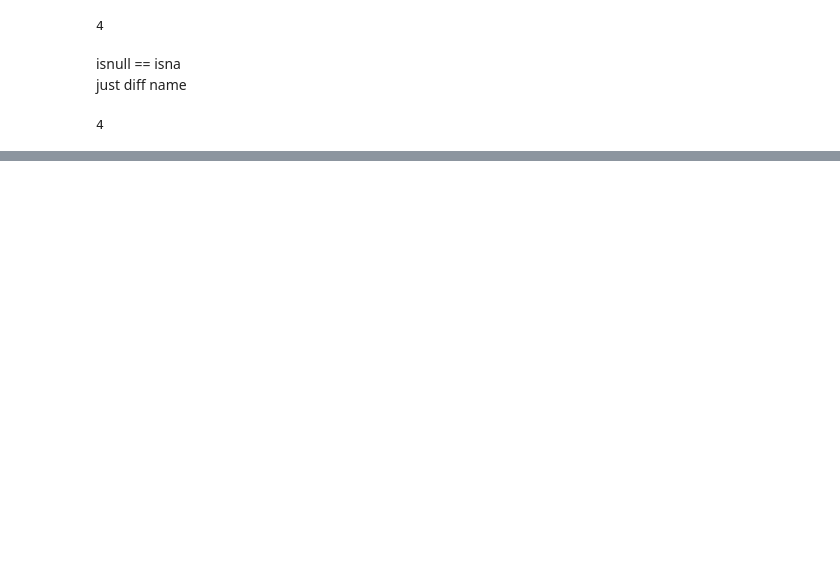
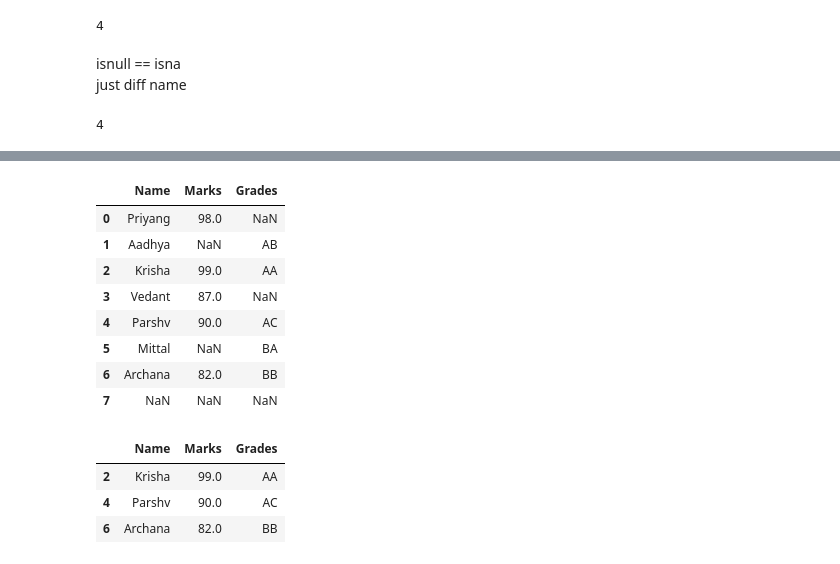
Before and after one commit to AseemGupta39/data_analytics_with_python, a Jupyter notebook: main.ipynb, the cells around one changed output, grey strips where cells are left out. Drawn from its saved outputs; the diff is of its cells as text; code cells hidden in the pictures; blank space fills up the shorter version.

Commit message:
na filter and deep default na dropna kar liya hai

```diff
--- a/main.ipynb
+++ b/main.ipynb
@@ -1514,0 +1655,22 @@ data_from_csv19.notnull()
+# %%
+data_from_csv26 = pd.read_csv('Datasets/DS/data_m.csv')
+data_from_csv26
+# %% [output]
+|  | Name | Marks | Grades |
+| 0 | Priyang | 98.0 | NaN |
+| 1 | Aadhya | NaN | AB |
+| 2 | Krisha | 99.0 | AA |
+| 3 | Vedant | 87.0 | NaN |
+| 4 | Parshv | 90.0 | AC |
+| 5 | Mittal | NaN | BA |
+| 6 | Archana | 82.0 | BB |
+| 7 | NaN | NaN | NaN |
+# %%
+data_from_csv26.dropna(axis=0,how='any')
+### or #### both are same
+data_from_csv26.dropna(axis='index',how='any')
+# %% [output]
+|  | Name | Marks | Grades |
+| 2 | Krisha | 99.0 | AA |
+| 4 | Parshv | 90.0 | AC |
+| 6 | Archana | 82.0 | BB |
```
Also changed, not shown: parts of 32 cells of this notebook, 3 other files.
